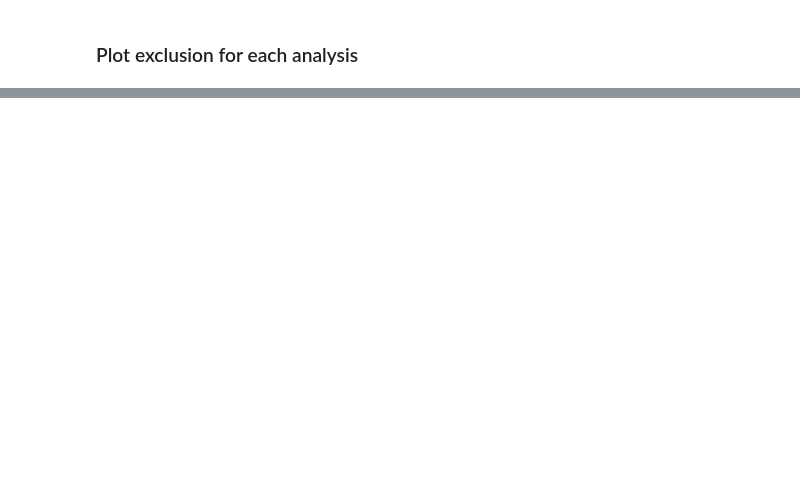
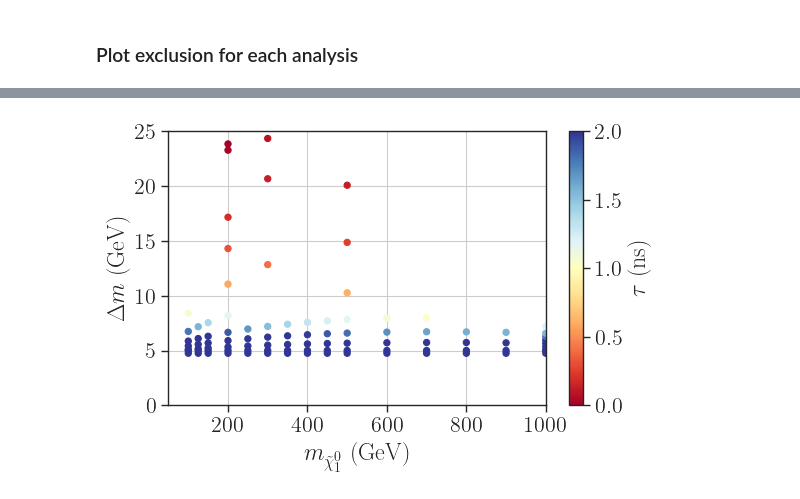
Before and after one commit to andlessa/LLP-CDFO, a Jupyter notebook: ATLAS-SUSY-2018-42/plot-SbottomExclusion.ipynb, the cells around one changed output, grey strips where cells are left out. Saved outputs shown, nothing was run; the diff lists cells and outputs as text; code cells hidden in the pictures; blank space fills up the shorter version.

```diff
--- a/ATLAS-SUSY-2018-42/plot-SbottomExclusion.ipynb
+++ b/ATLAS-SUSY-2018-42/plot-SbottomExclusion.ipynb
@@ -91,0 +97,32 @@ plt.show()
+# %%
+fig = plt.figure(figsize=(6,4))
+x = recastDF['mLSP']
+y = recastDF['mLLP']-x
+rValues = recastDF['tau_ns']
+p = plt.scatter(x=x,y=y,vmin=0.0,vmax=2.0,
+        c=rValues,cmap=cm,s=20)
+plt.colorbar(label=r'$\tau$ (ns)')
+# Interpolate to create more points
+# xnew,ynew,znew = interpolateData(x,y,rValues,nx=500,ny=500)
+# cValues = sorted([1.])
+# Get contours
+# plt.contour(xnew, ynew, znew, cValues,
+                        #    colors='black',linestyles='dashed',
+                        #    linewidths=2.0)
+
+plt.ylabel(r'$\Delta m$ (GeV)')
+plt.xlabel(r'$m_{\tilde \chi_1^0}$ (GeV)')
+# plt.yscale('log')
+# plt.xlim(0.2,50.)
+plt.ylim(0.,25.)
+plt.xlim(50.,1000.)
+# ax.set_ylim(5.0,1.1*y.max())
+plt.grid()
+
+# fig.subplots_adjust(right=0.9,top=1.1)
+# cbar_ax = fig.add_axes([0.99, 0.25, 0.01, 0.5])
+# plt.legend()
+plt.tight_layout()
+plt.show()
+# %% [output]
+[figure, added]
```
Also changed, not shown: parts of 4 cells of this notebook, 9 other files.
